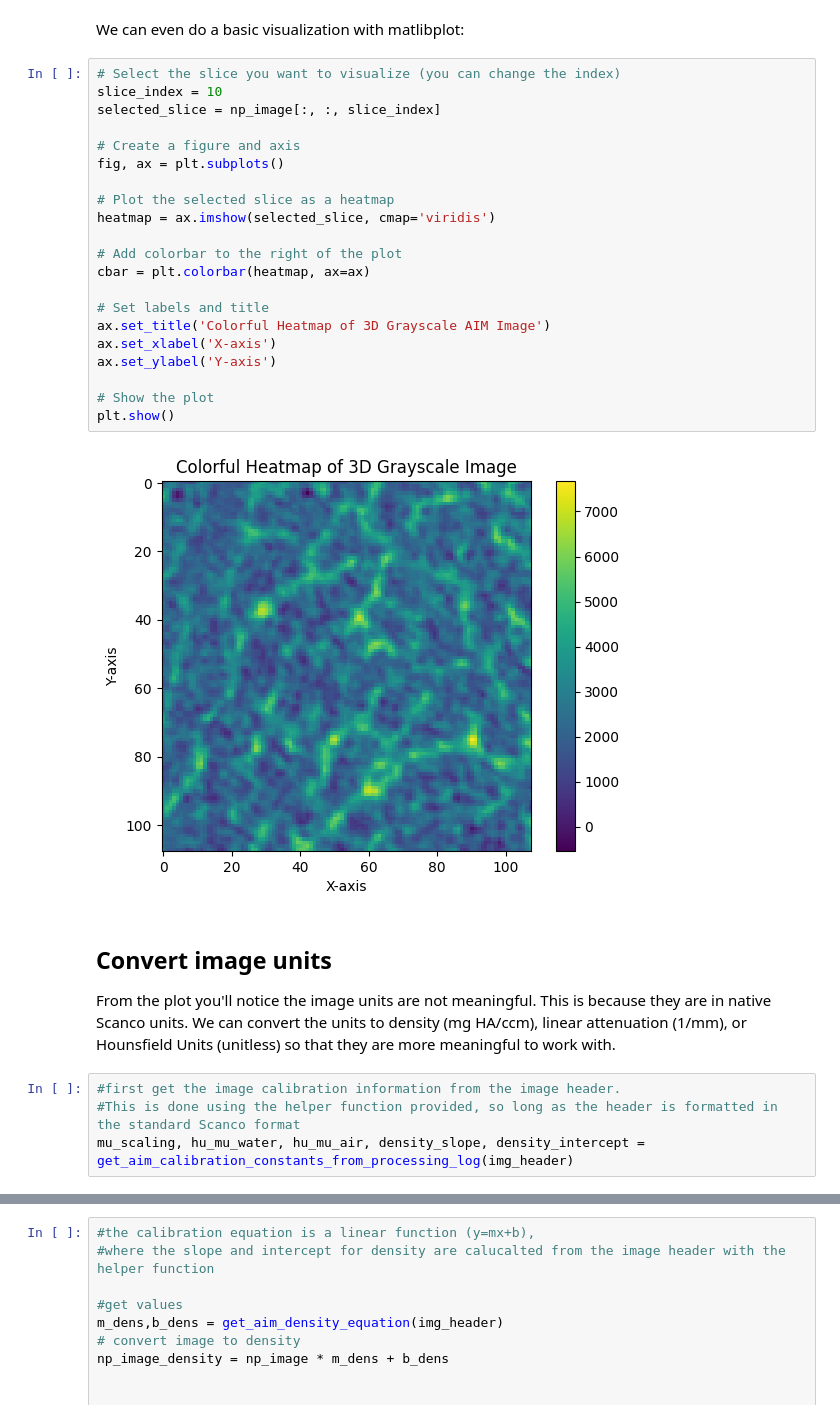
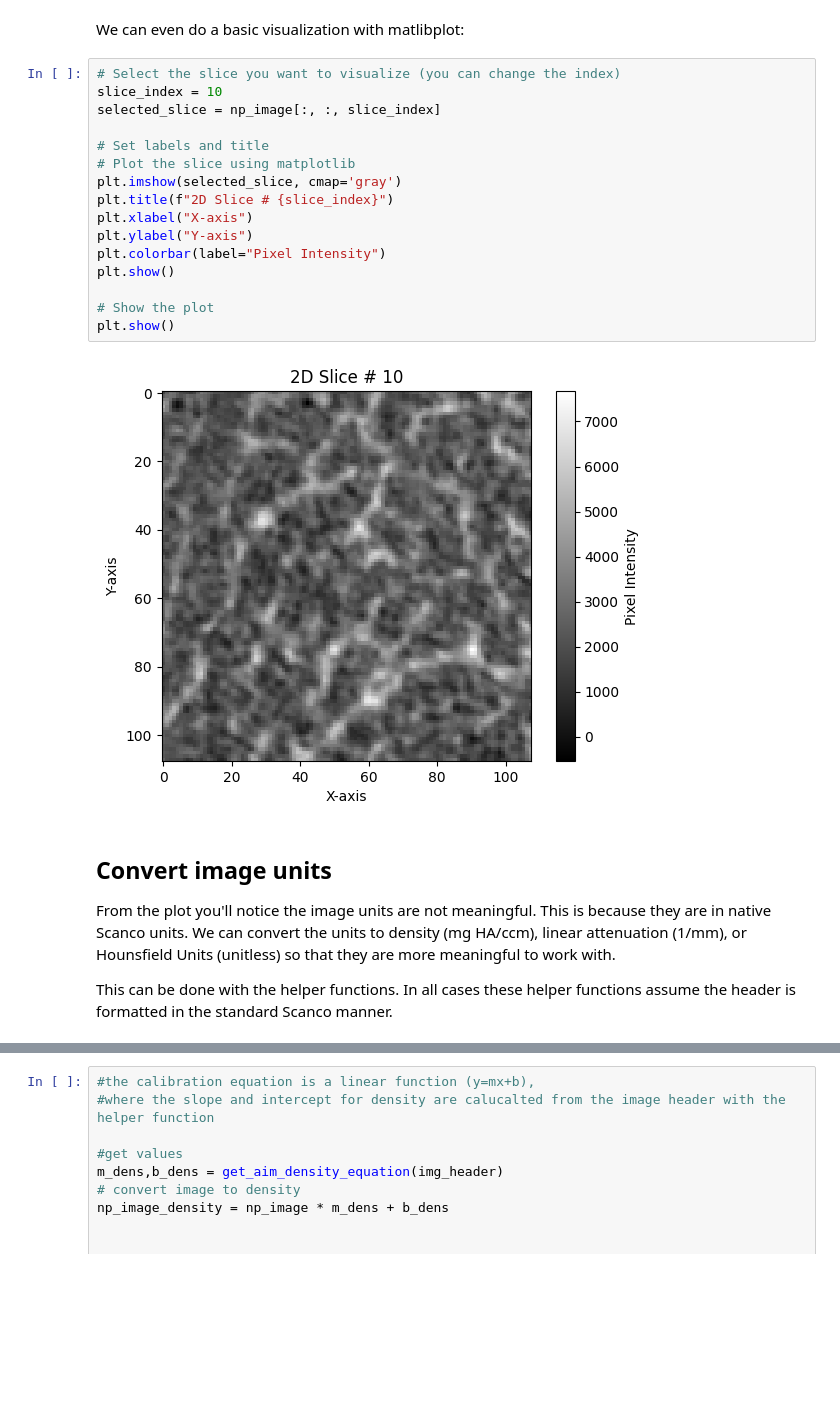
Before and after one commit to OpenMSKImaging/vtkbone, a Jupyter notebook: Tutorials/01_reading_in_aims.ipynb, the cells around one changed output, grey strips where cells are left out. Saved outputs shown, nothing was run; the diff lists cells and outputs as text; blank space fills up the shorter version.

```diff
--- a/Tutorials/01_reading_in_aims.ipynb
+++ b/Tutorials/01_reading_in_aims.ipynb
@@ -77,32 +59,25 @@ We can even do a basic visualization with matlibplot:
 # %%
 # Select the slice you want to visualize (you can change the index)
 slice_index = 10
 selected_slice = np_image[:, :, slice_index]
 
-# Create a figure and axis
-fig, ax = plt.subplots()
-
-# Plot the selected slice as a heatmap
-heatmap = ax.imshow(selected_slice, cmap='viridis')
-
-# Add colorbar to the right of the plot
-cbar = plt.colorbar(heatmap, ax=ax)
-
 # Set labels and title
-ax.set_title('Colorful Heatmap of 3D Grayscale AIM Image')
-ax.set_xlabel('X-axis')
-ax.set_ylabel('Y-axis')
+# Plot the slice using matplotlib
+plt.imshow(selected_slice, cmap='gray')
+plt.title(f"2D Slice # {slice_index}")
+plt.xlabel("X-axis")
+plt.ylabel("Y-axis")
+plt.colorbar(label="Pixel Intensity")
+plt.show()
 
 # Show the plot
 plt.show()
 # %% [output]
-[figure, old version]
+[figure, new version]
 # %% [markdown]
 ## Convert image units
 From the plot you'll notice the image units are not meaningful. This is because they are in native Scanco units. We can convert the units to density (mg HA/ccm), linear attenuation (1/mm), or Hounsfield Units (unitless) so that they are more meaningful to work with.
+
+This can be done with the helper functions. In all cases these helper functions assume the header is formatted in the standard Scanco manner.
-# %%
-#first get the image calibration information from the image header.
-#This is done using the helper function provided, so long as the header is formatted in the standard Scanco format
-mu_scaling, hu_mu_water, hu_mu_air, density_slope, density_intercept = get_aim_calibration_constants_from_processing_log(img_header)
 # %% [markdown]
 ### Convert to Linear Attenuation
```
Also changed, not shown: parts of 23 cells of this notebook.
